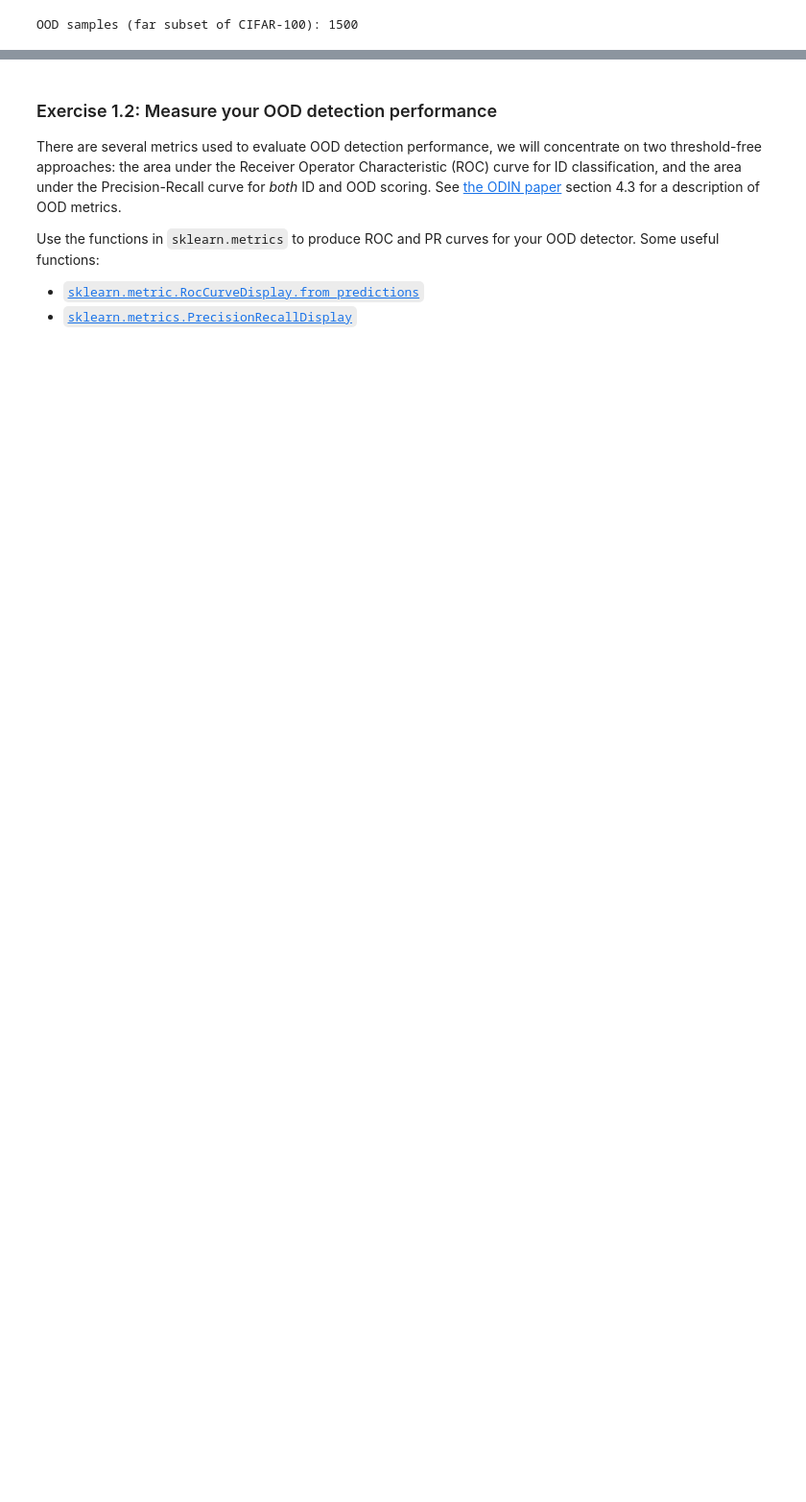
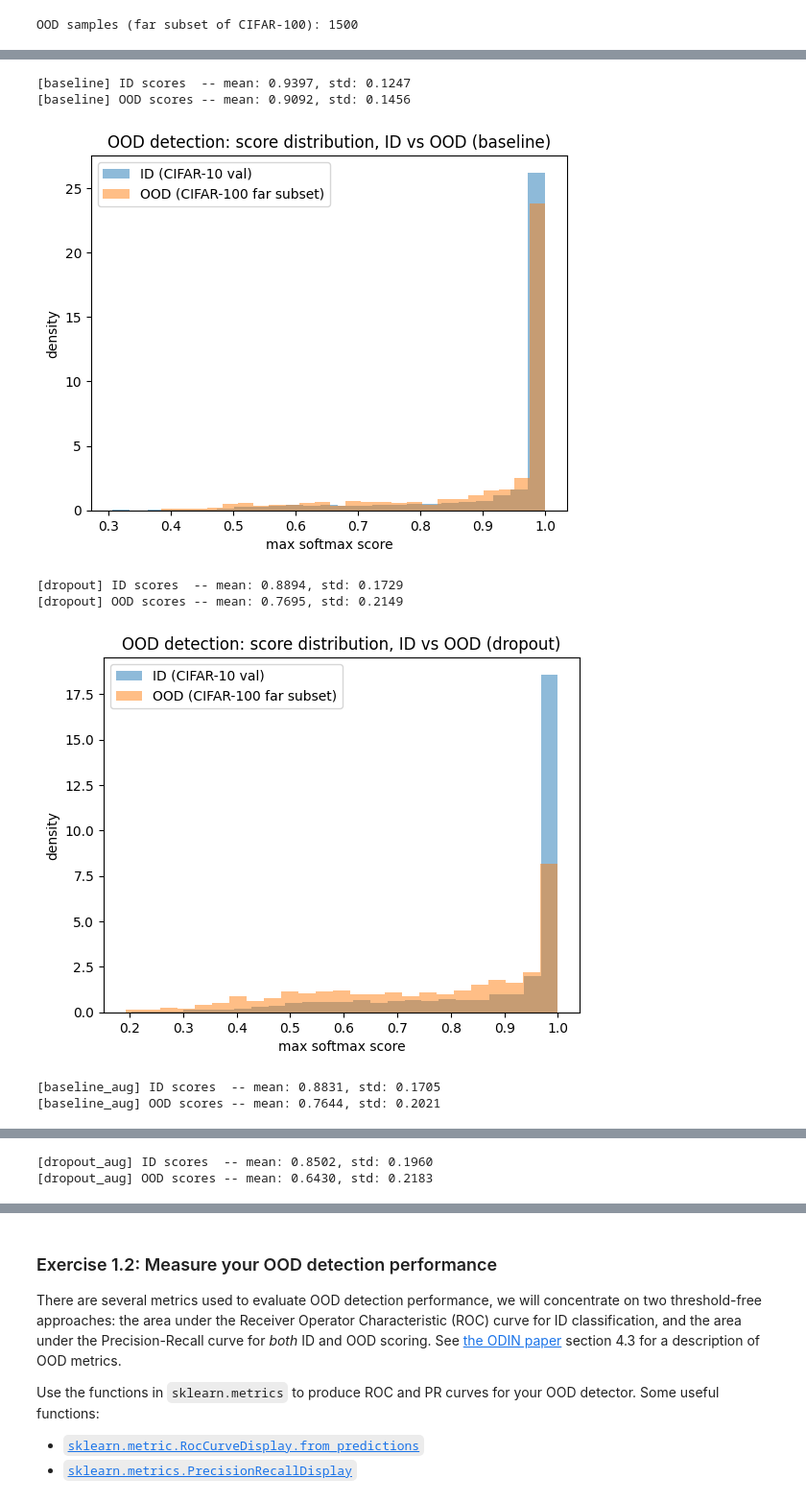
Before and after one commit to Eros-Pinzani/DLA_Projects, a Jupyter notebook: Lab04_DLA/DLA-Lab4.ipynb, the cells around one changed output, grey strips where cells are left out. Shown at 96% size. Drawn from its saved outputs; the diff is of its cells as text; code cells hidden in the pictures; blank space fills up the shorter version.

```diff
--- a/Lab04_DLA/DLA-Lab4.ipynb
+++ b/Lab04_DLA/DLA-Lab4.ipynb
@@ -252,0 +243,58 @@ OOD scores -- mean: 0.9029, std: 0.1497
+# %%
+# --- 6. OOD scores for all four models ---
+
+def max_logit(logit):
+    return logit.max(dim=1)[0]
+
+def max_softmax(logit, T=1.0):
+    s = F.softmax(logit / T, dim=1)
+    return s.max(dim=1)[0]
+
+def compute_scores(data_loader, score_fun, model):
+    scores = []
+    model.eval()
+    with torch.no_grad():
+        for x, y in data_loader:
+            output = model(x.to(device))
+            scores.append(score_fun(output))
+    return torch.cat(scores)
+
+models = {
+    "baseline": cnn_baseline,
+    "dropout": cnn_dropout,
+    "baseline_aug": cnn_baseline_aug,
+    "dropout_aug": cnn_dropout_aug,
+}
+
+# Disable the stochastic dropout-at-inference behavior on every model that
+# has it, for this standard single-pass evaluation (model.eval() alone isn't
+# enough -- see earlier note on CNN.forward() calling F.dropout directly).
+for name, model in models.items():
+    if hasattr(model, "dropout"):
+        model.dropout = False
+
+scores = {}
+for name, model in models.items():
+    id_scores = compute_scores(id_val_loader, max_softmax, model)
+    ood_scores = compute_scores(ood_loader, max_softmax, model)
+    scores[name] = (id_scores, ood_scores)
+
+    print(f"[{name}] ID scores  -- mean: {id_scores.mean():.4f}, std: {id_scores.std():.4f}")
+    print(f"[{name}] OOD scores -- mean: {ood_scores.mean():.4f}, std: {ood_scores.std():.4f}")
+
+    plt.hist(id_scores.cpu(), density=True, alpha=0.5, bins=25, label="ID (CIFAR-10 val)")
+    plt.hist(ood_scores.cpu(), density=True, alpha=0.5, bins=25, label="OOD (CIFAR-100 far subset)")
+    plt.xlabel("max softmax score")
+    plt.ylabel("density")
+    plt.legend()
+    plt.title(f"OOD detection: score distribution, ID vs OOD ({name})")
+    plt.show()
+# %% [output]
+[baseline] ID scores  -- mean: 0.9397, std: 0.1247
+[baseline] OOD scores -- mean: 0.9092, std: 0.1456
+[figure, added]
+[dropout] ID scores  -- mean: 0.8894, std: 0.1729
+[dropout] OOD scores -- mean: 0.7695, std: 0.2149
+[figure, added]
+[baseline_aug] ID scores  -- mean: 0.8831, std: 0.1705
+[baseline_aug] OOD scores -- mean: 0.7644, std: 0.2021
@@ -252,0 +302,2 @@ OOD scores -- mean: 0.9029, std: 0.1497
+[dropout_aug] ID scores  -- mean: 0.8502, std: 0.1960
+[dropout_aug] OOD scores -- mean: 0.6430, std: 0.2183
```
Also changed, not shown: parts of 12 cells of this notebook, 8 other files.
